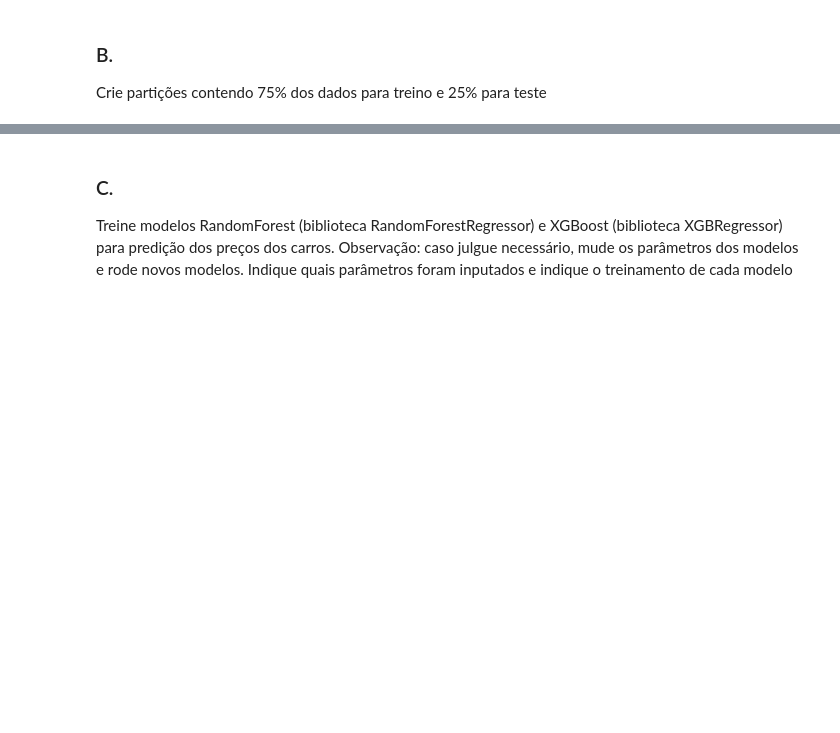
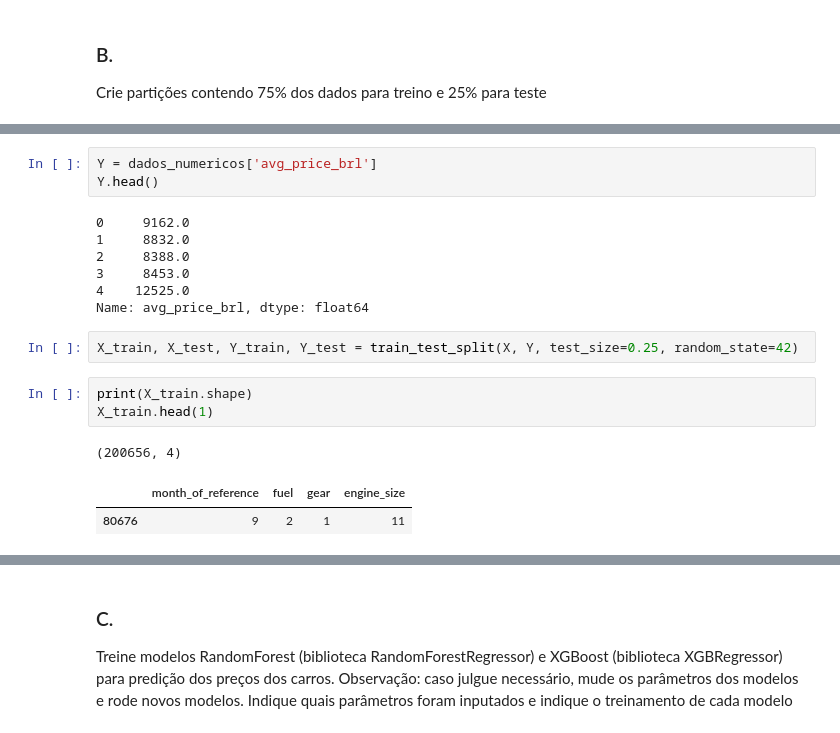
Before and after one commit to renansko/LPA, a Jupyter notebook: Dados/trabalho.ipynb, the cells around one changed output, grey strips where cells are left out. Drawn from its saved outputs; the diff is of its cells as text; blank space fills up the shorter version.

```diff
--- a/Dados/trabalho.ipynb
+++ b/Dados/trabalho.ipynb
@@ -326,0 +337,19 @@ Crie partições contendo 75% dos dados para treino e 25% para teste
+# %%
+Y = dados_numericos['avg_price_brl']
+Y.head()
+# %% [output]
+0     9162.0
+1     8832.0
+2     8388.0
+3     8453.0
+4    12525.0
+Name: avg_price_brl, dtype: float64
+# %%
+X_train, X_test, Y_train, Y_test = train_test_split(X, Y, test_size=0.25, random_state=42)
+# %%
+print(X_train.shape)
+X_train.head(1)
+# %% [output]
+(200656, 4)
+|  | month_of_reference | fuel | gear | engine_size |
+| 80676 | 9 | 2 | 1 | 11 |
```
Also changed, not shown: parts of 29 cells of this notebook.
